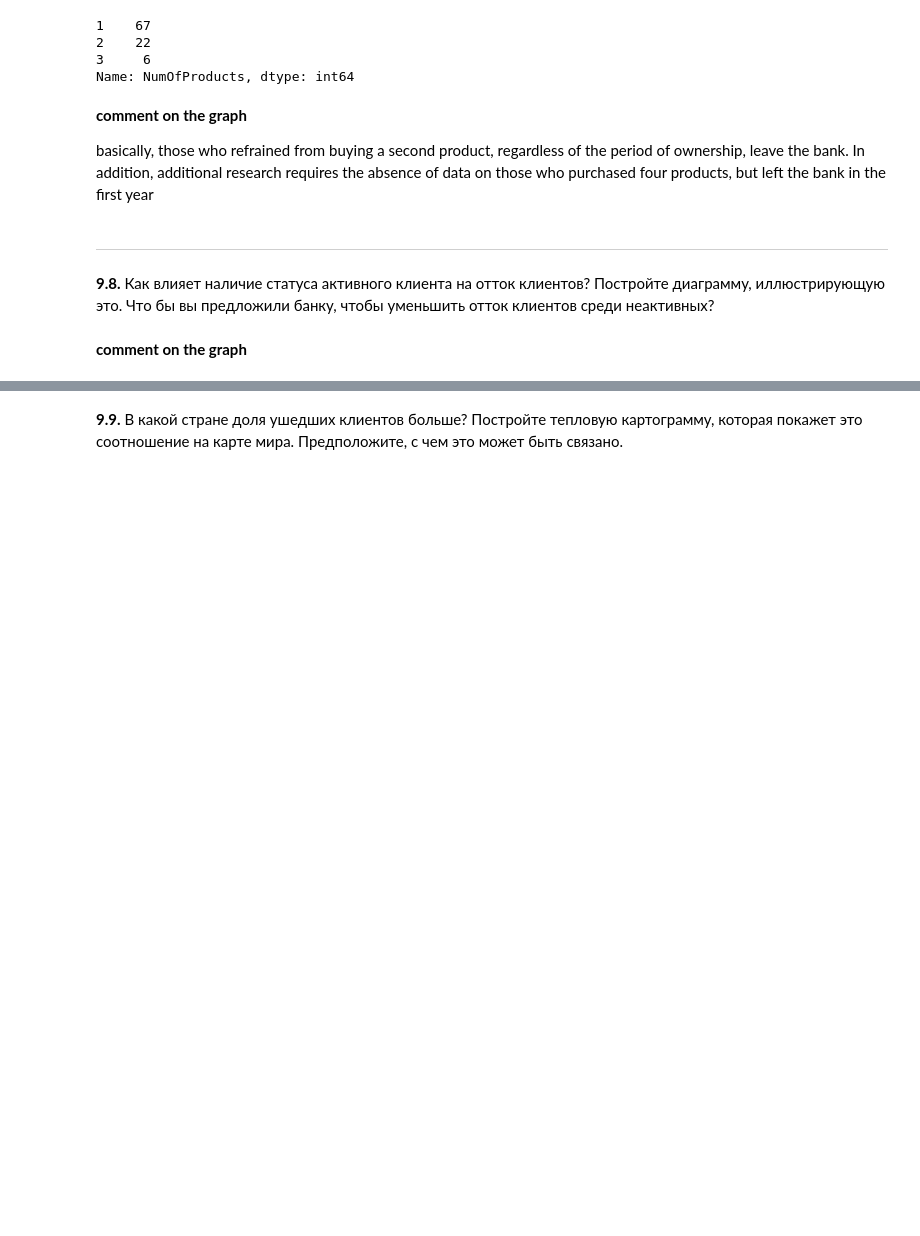
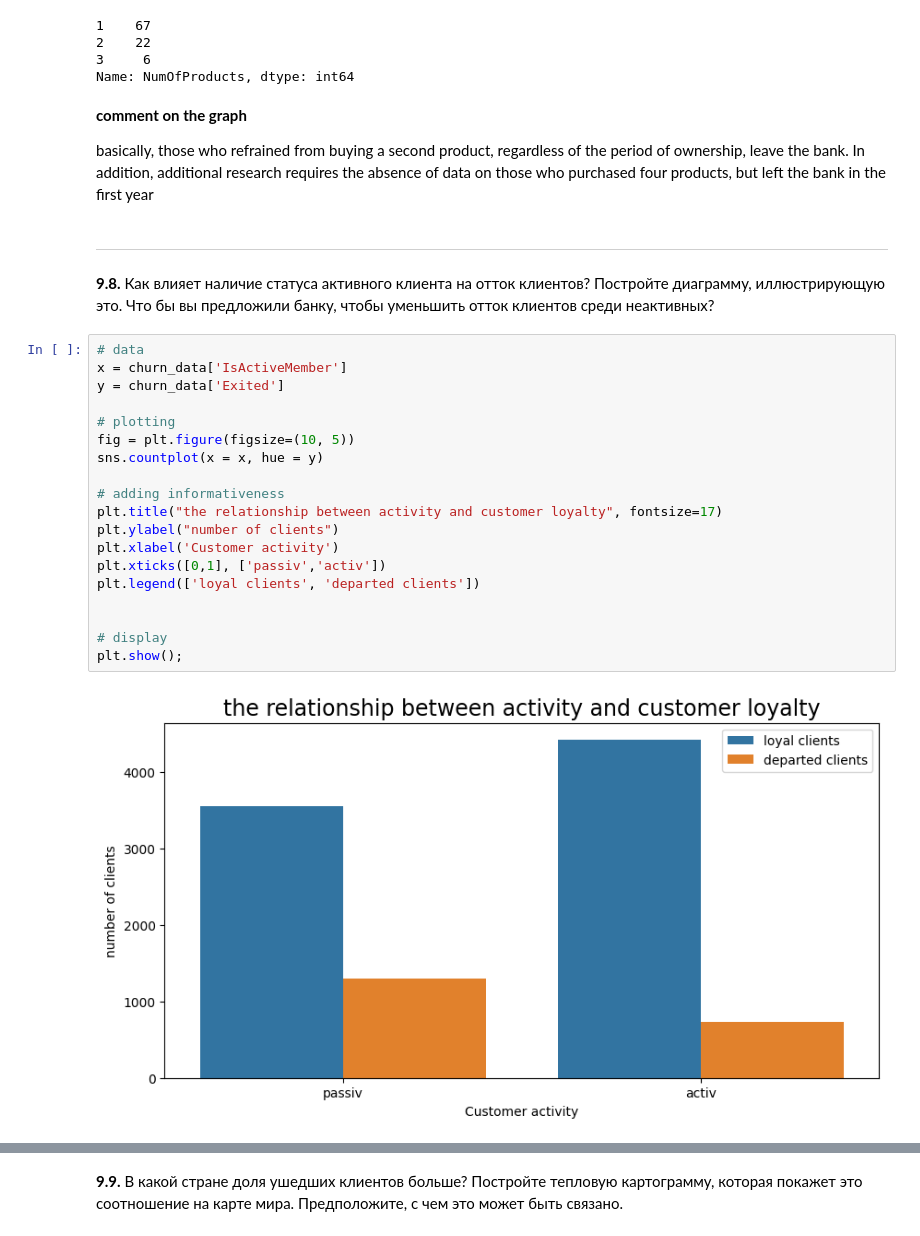
Before and after one commit to ElenaBask/Homework_SF, a Jupyter notebook: Project_13/Analysis_bankclients.ipynb, the cells around one changed output, grey strips where cells are left out. Drawn from its saved outputs; the diff is of its cells as text; blank space fills up the shorter version.

```diff
--- a/Project_13/Analysis_bankclients.ipynb
+++ b/Project_13/Analysis_bankclients.ipynb
@@ -325,5 +312,24 @@ basically, those who refrained from buying a second product, regardless of the p
 ___________________________________________
 # %% [markdown]
 **9.8.** Как влияет наличие статуса активного клиента на отток клиентов? Постройте диаграмму, иллюстрирующую это. Что бы вы предложили банку, чтобы уменьшить отток клиентов среди неактивных?
-# %% [markdown]
-**comment on the graph**
+# %%
+# data
+x = churn_data['IsActiveMember']
+y = churn_data['Exited']
+
+# plotting
+fig = plt.figure(figsize=(10, 5))
+sns.countplot(x = x, hue = y)
+
+# adding informativeness
+plt.title("the relationship between activity and customer loyalty", fontsize=17)
+plt.ylabel("number of clients")
+plt.xlabel('Customer activity')
+plt.xticks([0,1], ['passiv','activ'])
+plt.legend(['loyal clients', 'departed clients'])
+
+
+# display
+plt.show();
+# %% [output]
+[figure, added]
```
Also changed, not shown: parts of 8 cells of this notebook.
